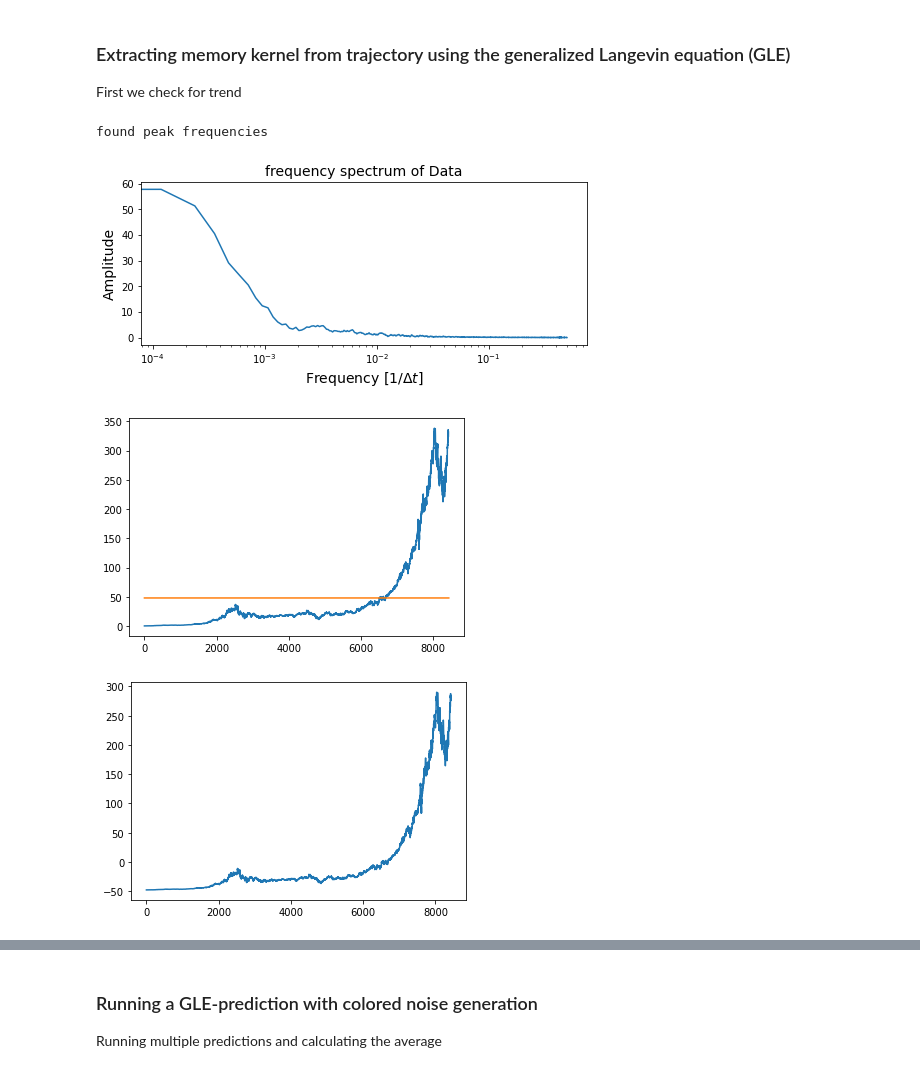
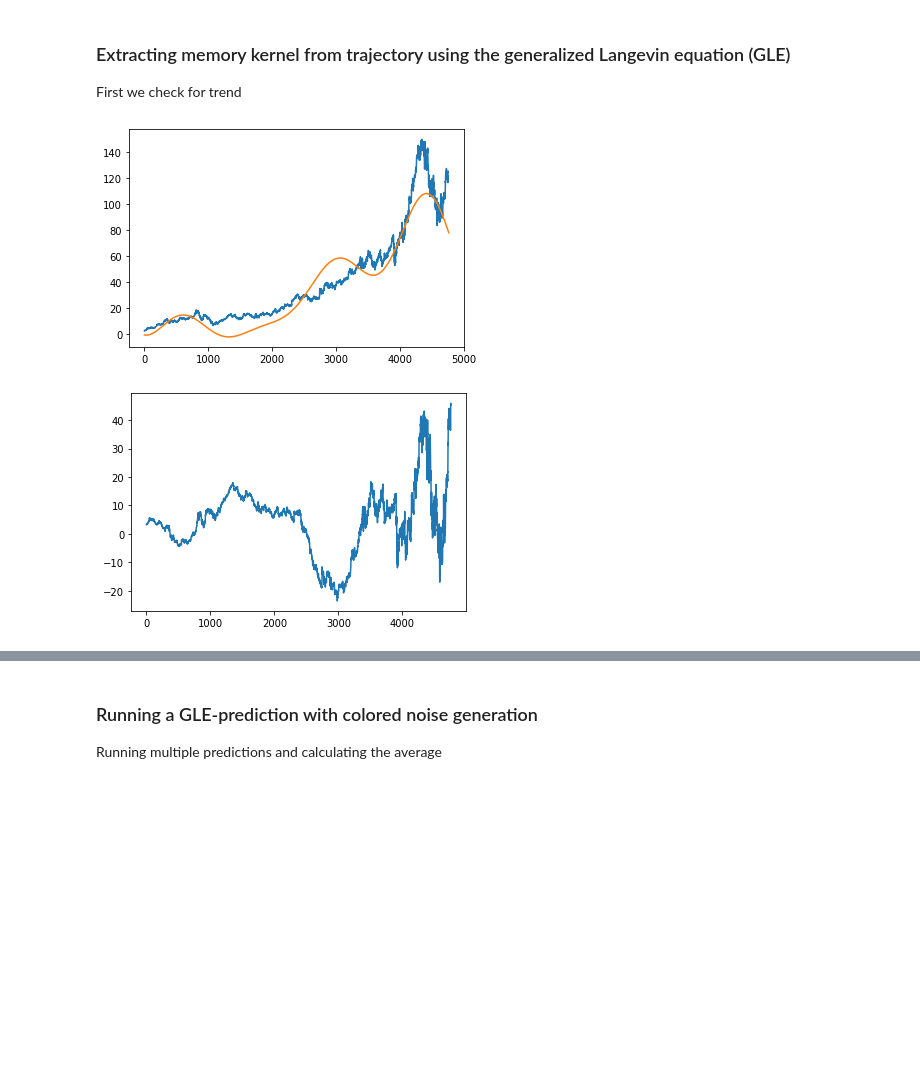
Before and after one commit to hkiefer/mempred, a Jupyter notebook: example/Example Stock Price.ipynb, the cells around one changed output, grey strips where cells are left out. Drawn from its saved outputs; the diff is of its cells as text; code cells hidden in the pictures; blank space fills up the shorter version.

Commit message:
new filter tools

```diff
--- a/example/Example Stock Price.ipynb
+++ b/example/Example Stock Price.ipynb
@@ -16,7 +16,7 @@ Latest feature: integrate Mitterwallner method
 # %% [markdown]
 ### Loading the data (here with yahoo finance)
 # %%
-trj = loaddata_yahoo(symbol = 'MSFT', interval = 'daily', start_date = '1990-01-01', verbose_plot = True)
+trj = loaddata_yahoo(symbol = 'GOOGL', interval = 'daily', start_date = '1990-01-01', verbose_plot = True)
 #trj['Date'] = pd.to_datetime(trj['Date'])
 trj.head()
 # %% [output]
@@ -33,22 +33,34 @@ First we check for trend
 # %%
 n_steps=10
 cut=len(trj)
-param,x_noise, x_trend = extrapolate_fourier_analysis_trend(trj.index,trj['Close'],cut,n_steps=n_steps,find_peaks=False,mph=0.01,N=1,verbose=True,fit=True)
-x_noise=x_noise.values
+t= trj.index.values
+x = trj['Close'].values
+
+#param,x_noise, x_trend = extrapolate_fourier_analysis_trend(trj.index,trj['Close'],cut,n_steps=n_steps,find_peaks=False,mph=0.01,N=1,verbose=True,fit=True)
+#x_noise=x_noise.values
+
+detrend = True
+fit_trend_part = False
+N_trend=4
+deseasonalize = False
+N_seas=5
+fit_seas_part = False
+
+x_noise,x_seas,x_trend = filter_and_extrapolate_time_series(t,x,cut,n_steps,verbose=False,detrend=detrend,fit_trend_part=fit_trend_part,
+                                                               N_trend=N_trend,deseasonalize=deseasonalize,N_seas=N_seas,fit_seas_part=fit_seas_part,fac_high=1000)
+
 
 
 plt.plot(trj["Close"])
 plt.plot(x_trend)
 plt.show()
 
 t_noise = np.arange(len(x_noise))
 plt.plot(t_noise,x_noise)
 plt.show()
 # %% [output]
-found peak frequencies
-[figure, old version]
+[figure, new version]
-[figure, old version]
+[figure, new version]
-[figure, removed]
 # %%
 Mitterwallner = False
 
```
Also changed, not shown: parts of 3 cells of this notebook, 4 other files.
